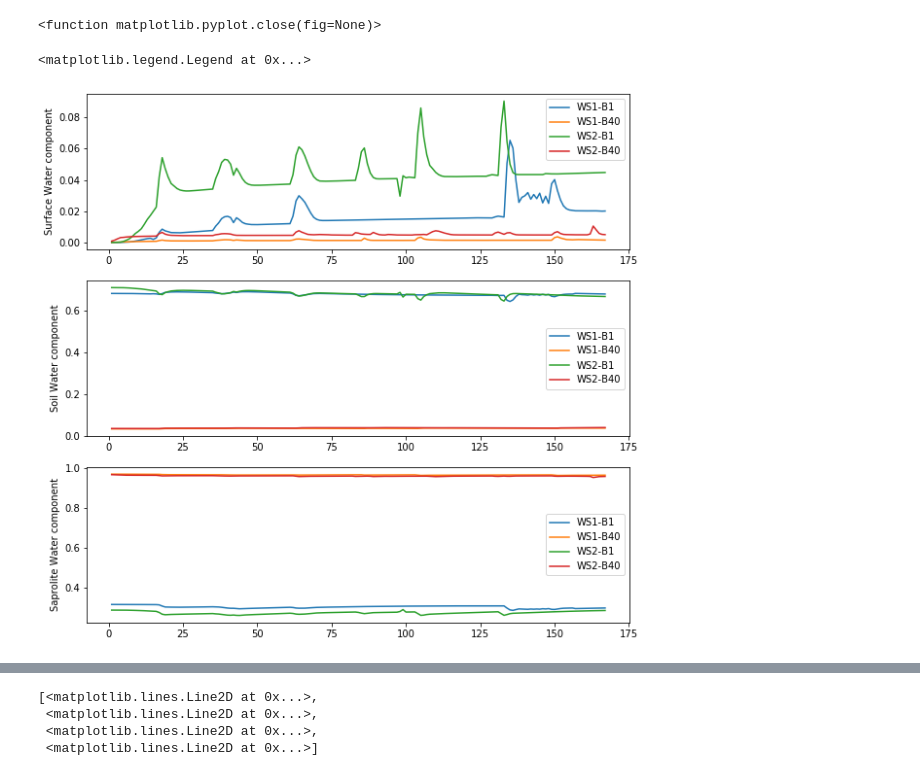
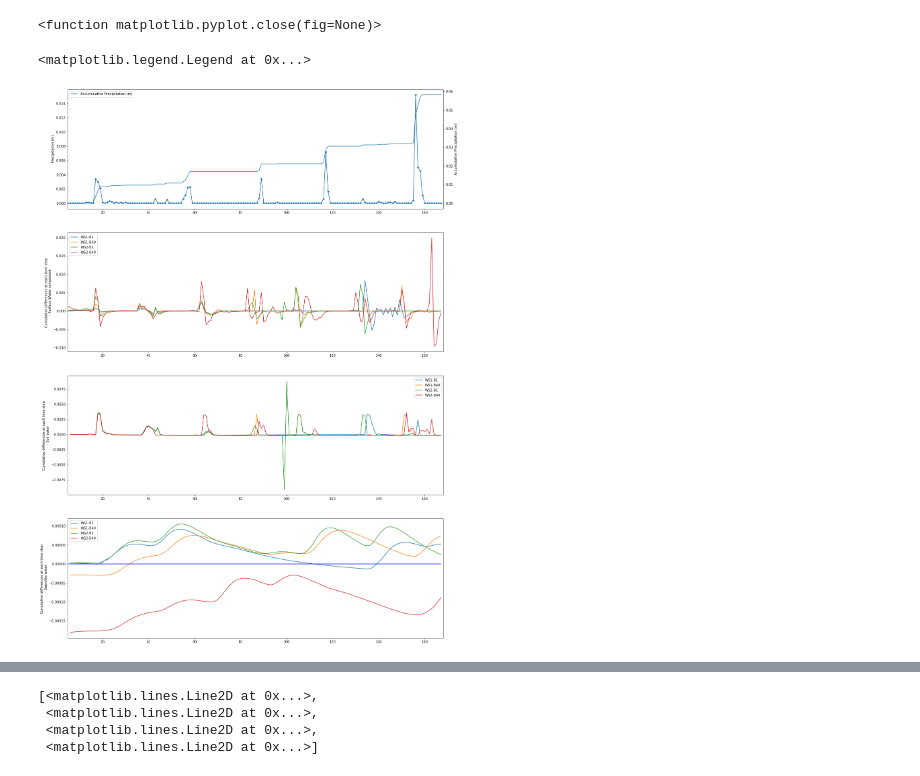
Before and after one commit to luketelfer/CZO, a Jupyter notebook: PFCLM_results_plot.ipynb, the cells around one changed output, grey strips where cells are left out. Cells and saved outputs as stored; diff of their text form; code cells hidden in the pictures.

Commit message:
added more plots

```diff
--- a/PFCLM_results_plot.ipynb
+++ b/PFCLM_results_plot.ipynb
@@ -188,8 +169,8 @@ plt.close
 fig = plt.figure(figsize=(10, 10))
 ax = fig.add_subplot(3,1, 1)
 # data conversion, from meter per second to meter per hour
-precip_mh=precip_mms*3600/1000
-plt.plot(precip_mh,'*-',label='Precipitation')
+precip_mmh=precip_mms*3600/1000
+plt.plot(precip_mmh,'*-',label='Precipitation')
 plt.ylabel("Precipitation (m)")
 
 a1x=ax.twinx()
@@ -235,39 +216,50 @@ plt.close
 [figure]
 <function matplotlib.pyplot.close(fig=None)>
 # %%
-## plot the ratio of each wate component, changing along the time
-Datum_total=Datum_SS_m+df_water_total
-ratio_sur=Datum_SS_m/Datum_total
-ratio_soil=df_soil_final/Datum_total
-ratio_sapro=df_sapro_final/Datum_total
+## plot differential changes at each time step
 
-fig = plt.figure(figsize=(10, 10))
-aa = fig.add_subplot(3,1, 1)
-plt.plot(ratio_sur.iloc[1:,0],label='WS1-B1')
-plt.plot(ratio_sur.iloc[1:,1],label='WS1-B40')
-plt.plot(ratio_sur.iloc[1:,2],label='WS2-B1')
-plt.plot(ratio_sur.iloc[1:,3],label='WS2-B40')
-plt.ylabel("Surface Water component")
 
-# plt.plot(ratio_soil.iloc[:,0],label='soil water')
-# plt.plot(ratio_sapro.iloc[:,0],label='saprolite water')
+fig = plt.figure(figsize=(20, 30))
+ax = fig.add_subplot(4,1, 1)
+
+plt.plot(precip_mmh,'*-',label='Precipitation')
+plt.xlim(5,168)
+plt.ylabel("Precipitation (m)")
+
+
+a1x=ax.twinx()
+plt.plot(precip_mmh.cumsum() ,label='Accumulative Precipitation (m)')
+plt.ylabel("Accumulative Precipitation (m)")
+plt.legend(loc='upper left')
+plt.xlim(5,168)
+
+aa = fig.add_subplot(4,1, 2)
+plt.plot(Datum_SS_m.iloc[:,0].diff(),label='WS1-B1')
+plt.plot(Datum_SS_m.iloc[:,1].diff(),label='WS1-B40')
+plt.plot(Datum_SS_m.iloc[:,2].diff(),label='WS2-B1')
+plt.plot(Datum_SS_m.iloc[:,3].diff(),label='WS2-B40')
+plt.ylabel("Cumulative differences at each time step \n- Surface Water component")
+plt.xlim(5,168)
 plt.legend()
 
-bb = fig.add_subplot(3,1, 2)
-plt.plot(ratio_soil.iloc[1:,0],label='WS1-B1')
-plt.plot(ratio_soil.iloc[1:,1],label='WS1-B40')
-plt.plot(ratio_soil.iloc[1:,2],label='WS2-B1')
-plt.plot(ratio_soil.iloc[1:,3],label='WS2-B40')
-plt.ylabel("Soil Water component")
+bb = fig.add_subplot(4,1,3)
+plt.plot(df_soil_final.iloc[5:,0].diff(),label='WS1-B1')
+plt.plot(df_soil_final.iloc[5:,1].diff(),label='WS1-B40')
+plt.plot(df_soil_final.iloc[5:,2].diff(),label='WS2-B1')
+plt.plot(df_soil_final.iloc[5:,3].diff(),label='WS2-B40')
+plt.ylabel("Cumulative differences at each time step \n- Soil water")
+plt.xlim(5,168)
 plt.legend()
 
-cc = fig.add_subplot(3,1, 3)
-plt.plot(ratio_sapro.iloc[1:,0],label='WS1-B1')
-plt.plot(ratio_sapro.iloc[1:,1],label='WS1-B40')
-plt.plot(ratio_sapro.iloc[1:,2],label='WS2-B1')
-plt.plot(ratio_sapro.iloc[1:,3],label='WS2-B40')
-plt.ylabel("Saprolite Water component")
+cc = fig.add_subplot(4,1,4)
+plt.plot(df_sapro_final.iloc[5:,0].diff(),label='WS1-B1')
+plt.plot(df_sapro_final.iloc[5:,1].diff(),label='WS1-B40')
+plt.plot(df_sapro_final.iloc[5:,2].diff(),label='WS2-B1')
+plt.plot(df_sapro_final.iloc[5:,3].diff(),label='WS2-B40')
+plt.plot(df_sapro_final.iloc[5:,3]*0, color='b')
+plt.ylabel("Cumulative differences at each time step \n- Saprolite water")
+plt.xlim(5,168)
 plt.legend()
 # %% [output]
 <matplotlib.legend.Legend at 0x...>
-[figure, old version]
+[figure, new version]
```
Also changed, not shown: parts of 8 cells of this notebook, 1 other file.
